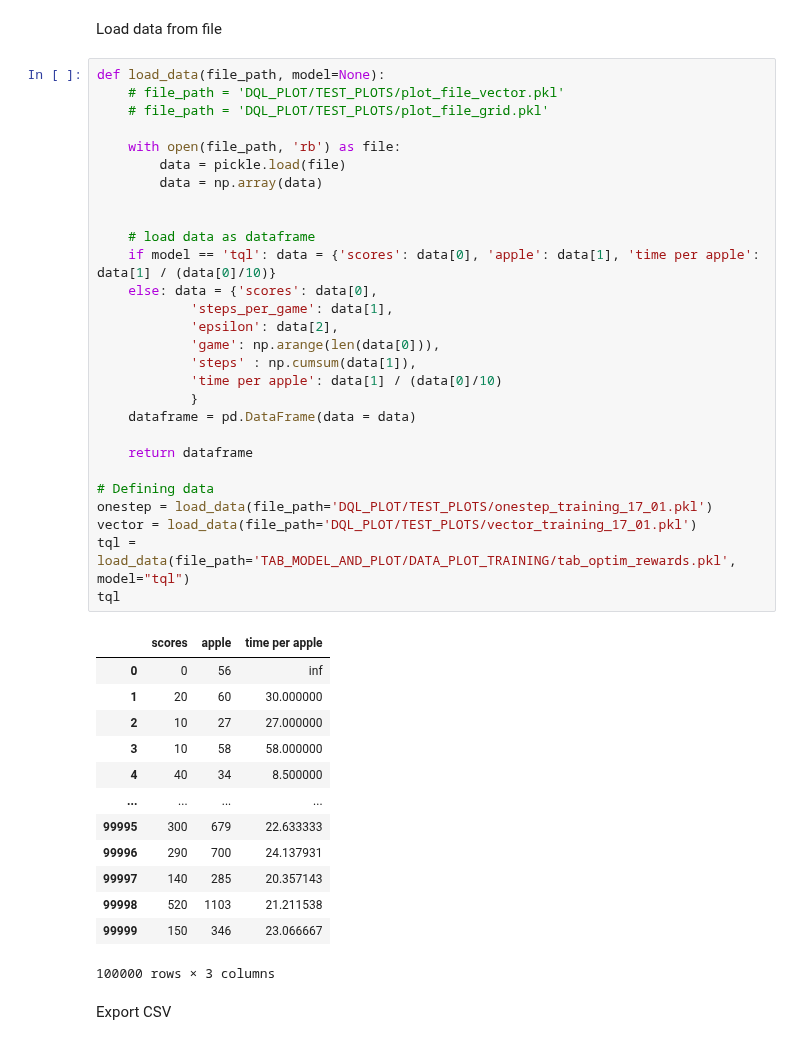
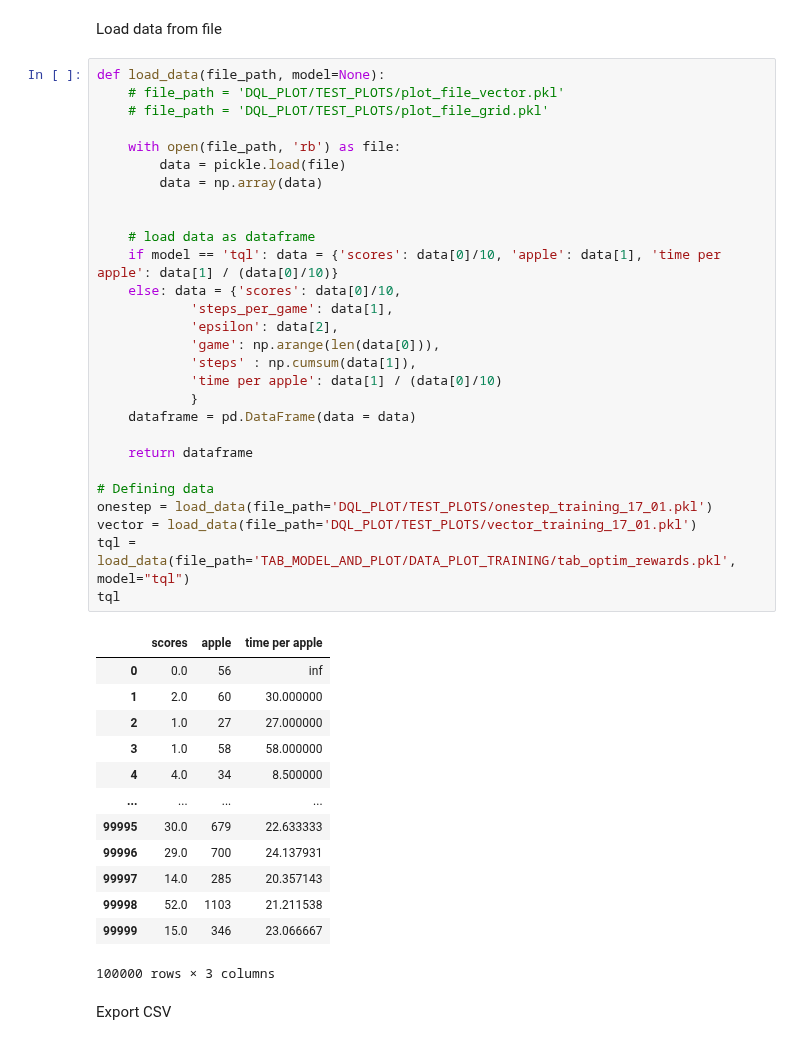
Before and after one commit to vietnhprivat/snake_ai, a Jupyter notebook: src/Classes/data_collection_training_data.ipynb, the cells around one changed output. Cells and saved outputs as stored; diff of their text form.

```diff
--- a/src/Classes/data_collection_training_data.ipynb
+++ b/src/Classes/data_collection_training_data.ipynb
@@ -17,44 +17,44 @@ Load data from file
 # %%
 def load_data(file_path, model=None):
     # file_path = 'DQL_PLOT/TEST_PLOTS/plot_file_vector.pkl'
     # file_path = 'DQL_PLOT/TEST_PLOTS/plot_file_grid.pkl'
 
     with open(file_path, 'rb') as file:
         data = pickle.load(file)
         data = np.array(data)
 
 
     # load data as dataframe
-    if model == 'tql': data = {'scores': data[0], 'apple': data[1], 'time per apple': data[1] / (data[0]/10)}
-    else: data = {'scores': data[0],
+    if model == 'tql': data = {'scores': data[0]/10, 'apple': data[1], 'time per apple': data[1] / (data[0]/10)}
+    else: data = {'scores': data[0]/10,
             'steps_per_game': data[1],
             'epsilon': data[2],
             'game': np.arange(len(data[0])),
             'steps' : np.cumsum(data[1]),
             'time per apple': data[1] / (data[0]/10)
             }
     dataframe = pd.DataFrame(data = data)
 
     return dataframe
 
 # Defining data
 onestep = load_data(file_path='DQL_PLOT/TEST_PLOTS/onestep_training_17_01.pkl')
 vector = load_data(file_path='DQL_PLOT/TEST_PLOTS/vector_training_17_01.pkl')
 tql = load_data(file_path='TAB_MODEL_AND_PLOT/DATA_PLOT_TRAINING/tab_optim_rewards.pkl', model="tql")
 tql
 # %% [output]
 |  | scores | apple | time per apple |
-| 0 | 0 | 56 | inf |
-| 1 | 20 | 60 | 30.000000 |
-| 2 | 10 | 27 | 27.000000 |
-| 3 | 10 | 58 | 58.000000 |
-| 4 | 40 | 34 | 8.500000 |
+| 0 | 0.0 | 56 | inf |
+| 1 | 2.0 | 60 | 30.000000 |
+| 2 | 1.0 | 27 | 27.000000 |
+| 3 | 1.0 | 58 | 58.000000 |
+| 4 | 4.0 | 34 | 8.500000 |
 | ... | ... | ... | ... |
-| 99995 | 300 | 679 | 22.633333 |
-| 99996 | 290 | 700 | 24.137931 |
-| 99997 | 140 | 285 | 20.357143 |
-| 99998 | 520 | 1103 | 21.211538 |
-| 99999 | 150 | 346 | 23.066667 |
+| 99995 | 30.0 | 679 | 22.633333 |
+| 99996 | 29.0 | 700 | 24.137931 |
+| 99997 | 14.0 | 285 | 20.357143 |
+| 99998 | 52.0 | 1103 | 21.211538 |
+| 99999 | 15.0 | 346 | 23.066667 |
 100000 rows × 3 columns
 # %% [markdown]
 Export CSV
```
Also changed, not shown: parts of 5 cells of this notebook.
